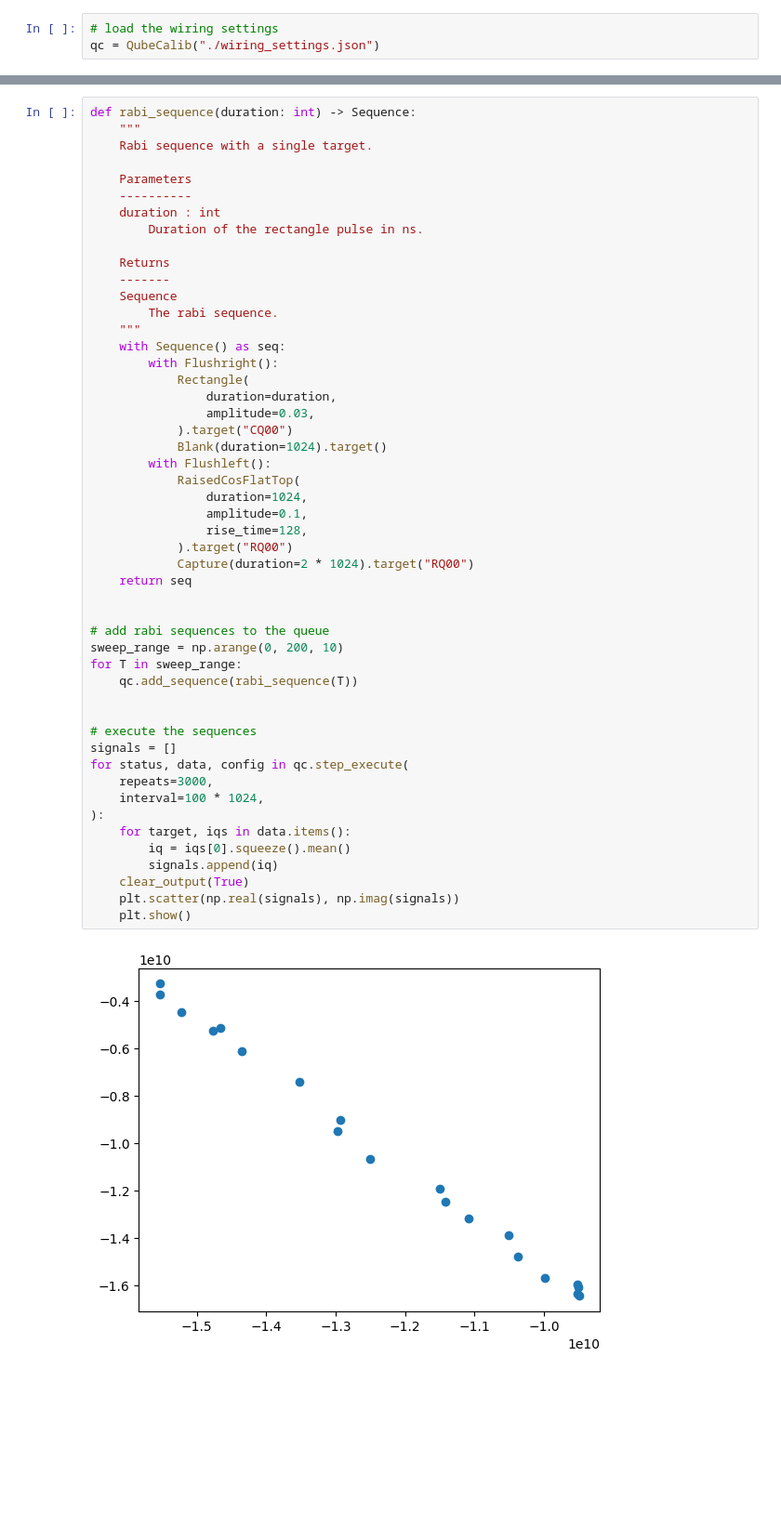
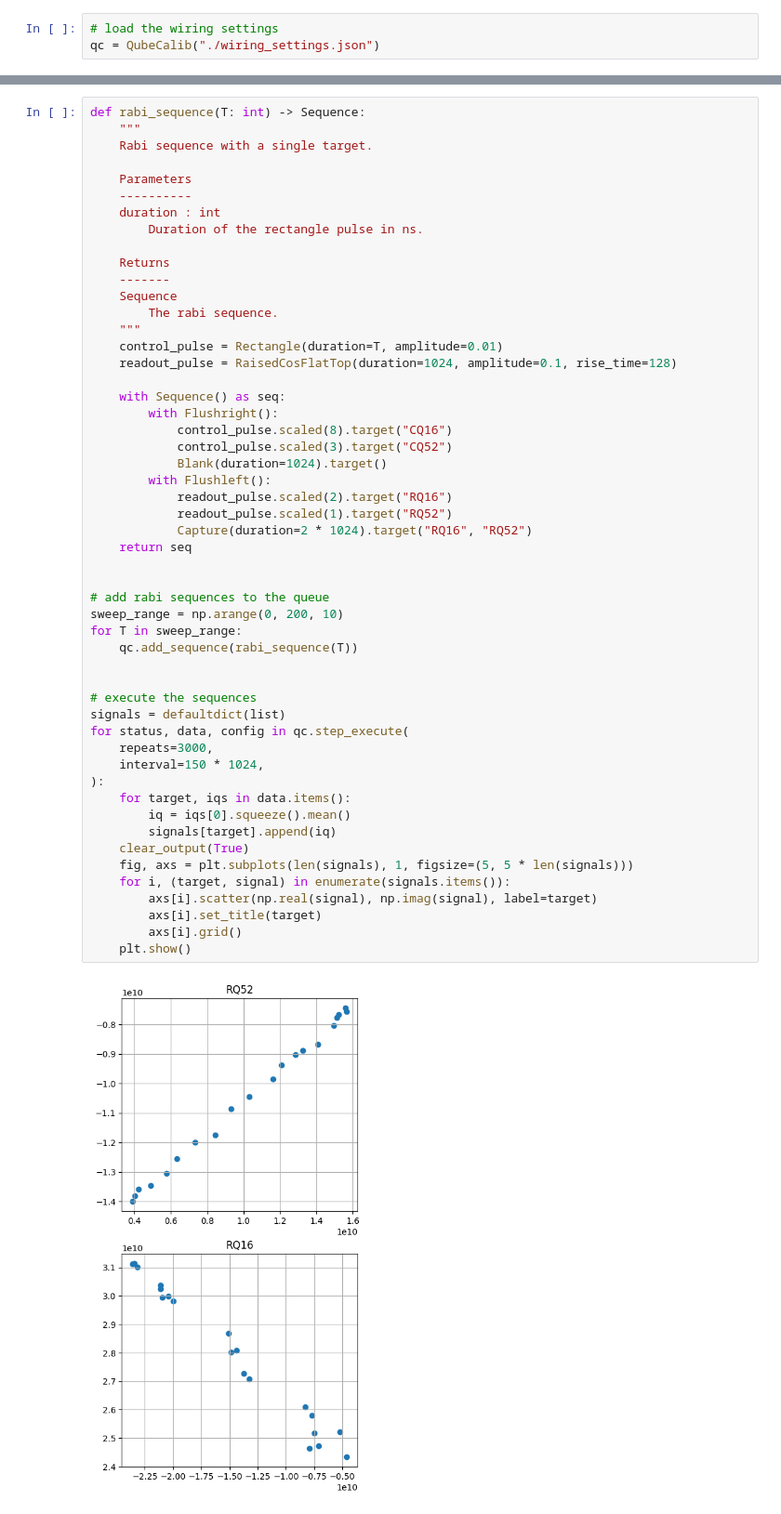
Before and after one commit to qiqb-osaka/qube-calib, a Jupyter notebook: docs/2_rabi_experiment.ipynb, the cells around one changed output, grey strips where cells are left out. Shown at 93% size. Drawn from its saved outputs; the diff is of its cells as text; blank space fills up the shorter version.

```diff
--- a/docs/2_rabi_experiment.ipynb
+++ b/docs/2_rabi_experiment.ipynb
@@ -73,5 +69,5 @@ box.dump_box()
 # %%
-def rabi_sequence(duration: int) -> Sequence:
+def rabi_sequence(T: int) -> Sequence:
     """
     Rabi sequence with a single target.
 
@@ -80,45 +76,47 @@ def rabi_sequence(duration: int) -> Sequence:
     duration : int
         Duration of the rectangle pulse in ns.
 
     Returns
     -------
     Sequence
         The rabi sequence.
     """
+    control_pulse = Rectangle(duration=T, amplitude=0.01)
+    readout_pulse = RaisedCosFlatTop(duration=1024, amplitude=0.1, rise_time=128)
+
     with Sequence() as seq:
         with Flushright():
-            Rectangle(
-                duration=duration,
-                amplitude=0.03,
-            ).target("CQ00")
+            control_pulse.scaled(8).target("CQ16")
+            control_pulse.scaled(3).target("CQ52")
             Blank(duration=1024).target()
         with Flushleft():
-            RaisedCosFlatTop(
-                duration=1024,
-                amplitude=0.1,
-                rise_time=128,
-            ).target("RQ00")
-            Capture(duration=2 * 1024).target("RQ00")
+            readout_pulse.scaled(2).target("RQ16")
+            readout_pulse.scaled(1).target("RQ52")
+            Capture(duration=2 * 1024).target("RQ16", "RQ52")
     return seq
 
 
 # add rabi sequences to the queue
 sweep_range = np.arange(0, 200, 10)
 for T in sweep_range:
     qc.add_sequence(rabi_sequence(T))
 
 
 # execute the sequences
-signals = []
+signals = defaultdict(list)
 for status, data, config in qc.step_execute(
     repeats=3000,
-    interval=100 * 1024,
+    interval=150 * 1024,
 ):
     for target, iqs in data.items():
         iq = iqs[0].squeeze().mean()
-        signals.append(iq)
+        signals[target].append(iq)
     clear_output(True)
-    plt.scatter(np.real(signals), np.imag(signals))
+    fig, axs = plt.subplots(len(signals), 1, figsize=(5, 5 * len(signals)))
+    for i, (target, signal) in enumerate(signals.items()):
+        axs[i].scatter(np.real(signal), np.imag(signal), label=target)
+        axs[i].set_title(target)
+        axs[i].grid()
     plt.show()
 # %% [output]
-[figure, old version]
+[figure, new version]
```
Also changed, not shown: parts of 7 cells of this notebook, 4 other files.
